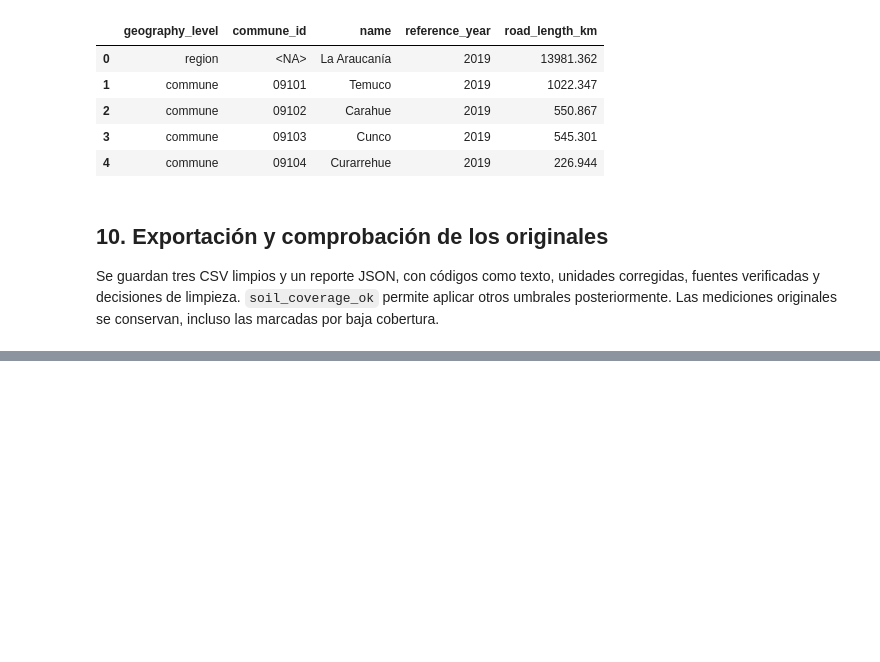
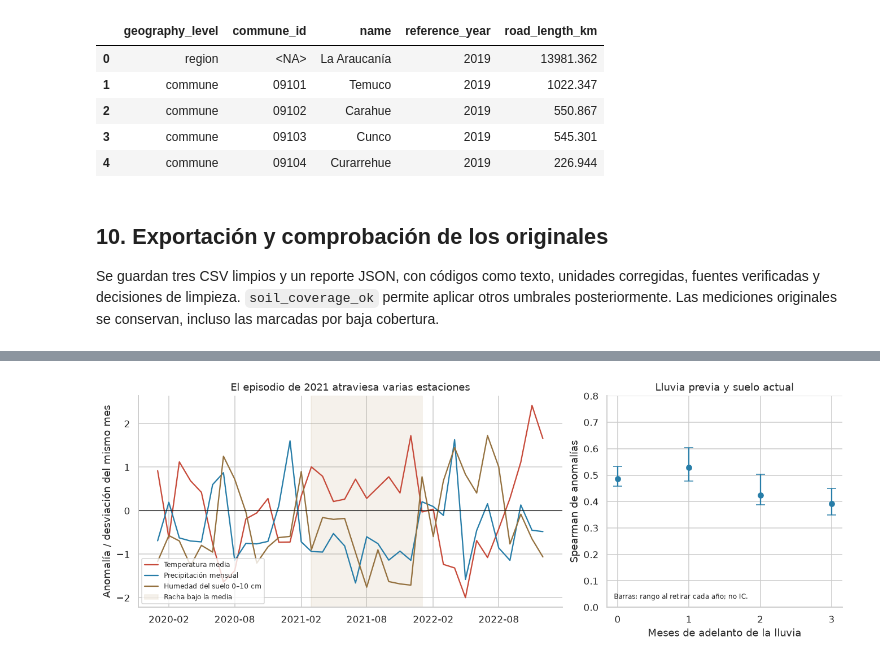
Before and after one commit to eziocard/DeHecho, a Jupyter notebook: analisis.ipynb, the cells around one changed output, grey strips where cells are left out. Saved outputs shown, nothing was run; the diff lists cells and outputs as text; code cells hidden in the pictures; blank space fills up the shorter version.

```diff
--- a/analisis.ipynb
+++ b/analisis.ipynb
@@ -479,0 +495,80 @@ Originales intactos. Cuatro archivos de salida en: datos_mensuales_2014_2023\lim
+# %%
+T, P, S = 'temperature_2m_c', 'precipitation_mm', 'soil_moisture_0_10cm_kgm2'
+
+def spearman_pair(x, y):
+    pair = pd.concat([x.rename('x'), y.rename('y')], axis=1).dropna()
+    return float(pair.rank().corr().iloc[0, 1]), len(pair)
+
+def describe_runs(anomaly_frame):
+    mask = anomaly_frame[P].lt(0) & anomaly_frame[S].lt(0)
+    records = []
+    for _, run in mask.groupby(mask.ne(mask.shift()).cumsum()):
+        if not bool(run.iloc[0]):
+            continue
+        segment = anomaly_frame.loc[run.index]
+        records.append({
+            'start': run.index[0].strftime('%Y-%m'),
+            'end': run.index[-1].strftime('%Y-%m'),
+            'months': int(len(run)),
+            'also_warmer_months': int(segment[T].gt(0).sum()),
+            'rain_anomaly_sum_mm': float(segment[P].sum()),
+            'mean_soil_anomaly_kgm2': float(segment[S].mean()),
+        })
+    return pd.DataFrame(records).sort_values(['months', 'start'], ascending=[False, True]).reset_index(drop=True)
+
+dry_runs = describe_runs(anomalies)
+median_anomalies = regional_eda[list(CORE)] - regional_eda[list(CORE)].groupby(regional_eda.index.month).transform('median')
+median_runs = describe_runs(median_anomalies)
+lag_records = []
+for lag in range(4):
+    rho, n = spearman_pair(anomalies[P].shift(lag), anomalies[S])
+    sensitivities = []
+    for omitted in range(2014, 2024):
+        reference = regional_eda.loc[regional_eda.index.year != omitted, [P, S]]
+        reference_mean = reference.groupby(reference.index.month).mean()
+        adjusted = regional_eda[[P, S]] - reference_mean.reindex(regional_eda.index.month).set_axis(regional_eda.index)
+        rain_date = adjusted.index - pd.DateOffset(months=lag)
+        pairs_valid = (adjusted.index.year != omitted) & (rain_date.year != omitted)
+        value, _ = spearman_pair(adjusted[P].shift(lag).where(pairs_valid), adjusted[S].where(pairs_valid))
+        sensitivities.append(value)
+    lag_records.append({'lag_months': lag, 'n_pairs': n, 'spearman': rho,
+                        'omit_year_min': min(sensitivities), 'omit_year_max': max(sensitivities)})
+lag_table = pd.DataFrame(lag_records)
+display(dry_runs.head(6).round(3))
+display(lag_table.round(3))
+longest = dry_runs.iloc[0]
+longest_median = median_runs.iloc[0]
+display(Markdown(
+    f"- Racha más larga con ambos indicadores bajo su media mensual: **{longest['start']} a {longest['end']}**, "
+    f"**{int(longest['months'])} meses**; los {int(longest['also_warmer_months'])} fueron también más cálidos que su referencia.\n"
+    f"- Con la mediana, la racha más larga es **{longest_median['start']} a {longest_median['end']} "
+    f"({int(longest_median['months'])} meses)**. El episodio es visible, pero su duración depende del umbral.\n"
+    '- El mayor coeficiente entre los cuatro desfases no demuestra un tiempo físico exacto de respuesta: '
+    'los valores son próximos y el suelo conserva persistencia entre meses.'
+))
+
+monthly_std = regional_eda[list(CORE)].groupby(regional_eda.index.month).transform('std')
+standard_anomalies = anomalies.div(monthly_std.replace(0, np.nan))
+fig, axes = plt.subplots(1, 2, figsize=(12, 4.2), constrained_layout=True,
+                         gridspec_kw={'width_ratios': [1.8, 1]})
+for variable in [T, P, S]:
+    axes[0].plot(standard_anomalies.loc['2020':'2022'].index,
+                 standard_anomalies.loc['2020':'2022', variable],
+                 color=CORE[variable][2], label=CORE[variable][0], linewidth=1.5)
+axes[0].axhline(0, color='black', linewidth=.7)
+axes[0].axvspan(pd.Timestamp(longest['start']), pd.Timestamp(longest['end']) + pd.offsets.MonthBegin(1),
+               color='#BCA579', alpha=.15, label='Racha bajo la media')
+axes[0].xaxis.set_major_locator(mdates.MonthLocator(interval=6))
+axes[0].xaxis.set_major_formatter(mdates.DateFormatter('%Y-%m'))
+axes[0].set(title='El episodio de 2021 atraviesa varias estaciones', ylabel='Anomalía / desviación del mismo mes')
+axes[0].legend(fontsize=8, loc='lower left')
+axes[1].errorbar(lag_table.lag_months, lag_table.spearman,
+                 yerr=np.vstack([lag_table.spearman-lag_table.omit_year_min,
+                                 lag_table.omit_year_max-lag_table.spearman]),
+                 fmt='o', color='#277DA8', capsize=5)
+axes[1].set(xticks=range(4), ylim=(0, .8), xlabel='Meses de adelanto de la lluvia',
+            ylabel='Spearman de anomalías', title='Lluvia previa y suelo actual')
+axes[1].text(.03, .04, 'Barras: rango al retirar cada año; no IC.',
+             transform=axes[1].transAxes, fontsize=8)
+plt.show()
+# %% [output]
@@ -479,0 +590 @@ Originales intactos. Cuatro archivos de salida en: datos_mensuales_2014_2023\lim
+[figure, added]
```
Also changed, not shown: parts of 45 cells of this notebook, 8 other files.
